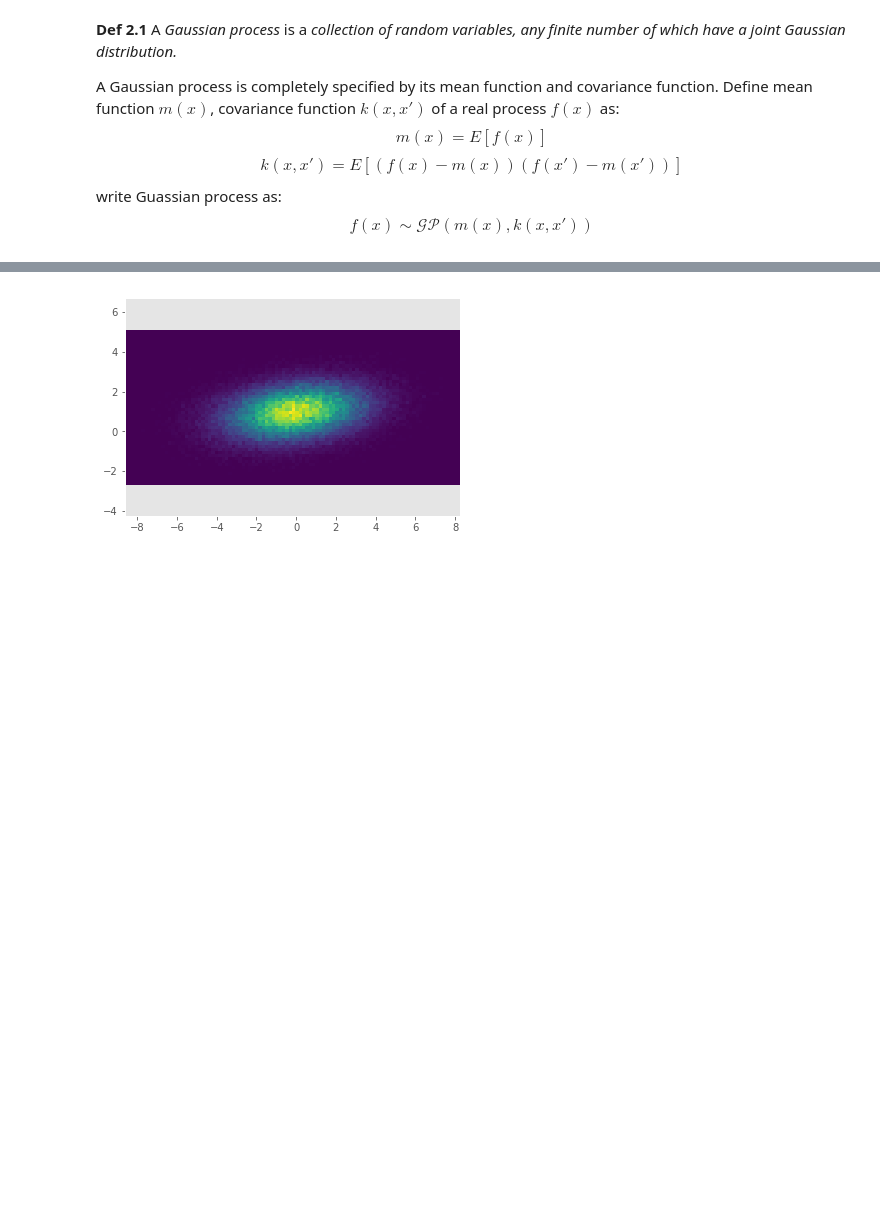
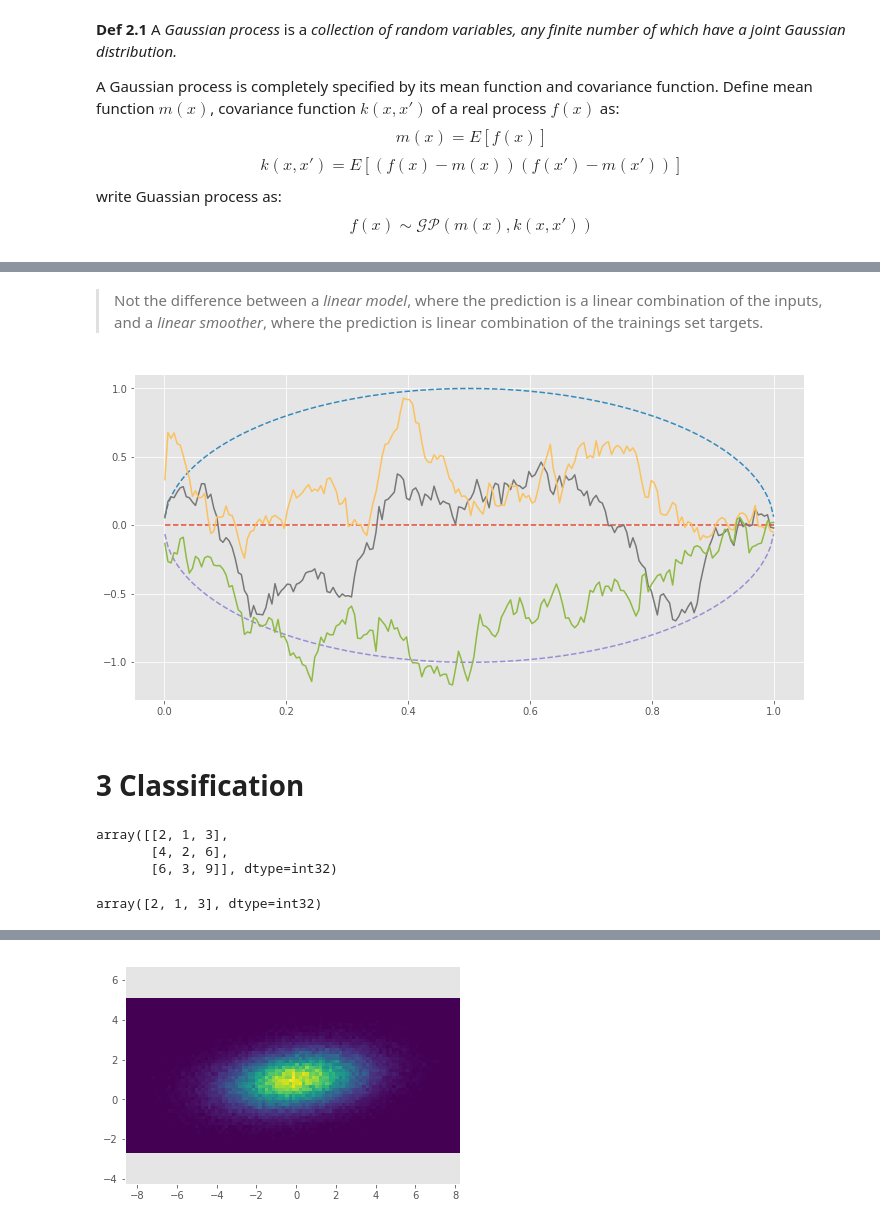
Before and after one commit to egoal/watermelon, a Jupyter notebook: gp.ipynb, the cells around one changed output, grey strips where cells are left out. Cells and saved outputs as stored; diff of their text form; code cells hidden in the pictures; blank space fills up the shorter version.

```diff
--- a/gp.ipynb
+++ b/gp.ipynb
@@ -69,3 +131,50 @@ $$ f(x) \sim \mathcal{GP}(m(x), k(x, x')) $$
+# %% [markdown]
+> Not the difference between a *linear model*, where the prediction is a linear combination of the inputs, and a *linear smoother*, where the prediction is linear combination of the trainings set targets.
+# %%
+# excercises
+# 3.
+
+def make_cov_mat(x1, x2=None):
+    if x2 is None:
+        return make_cov_mat(x1, x1)
+
+    r, c = x1.shape[0], x2.shape[0]
+    K = np.zeros((r, c))
+    for i in range(r):
+        for j in range(c):
+            K[i, j] = min(x1[i], x2[j])
+    K -= np.c_[x1]* x2
+    return K
+
+x = np.linspace(0.001, 0.999, 200)
+K = make_cov_mat(x)
+m = np.zeros_like(x)
+
+gen = gaussian_generator(m, K)
+
+plt.figure(figsize=(12, 6))
+
+d = np.diag(K)**0.5* 2
+plt.plot(x, m, '--')
+plt.plot(x, m+ d, '--')
+plt.plot(x, m- d, '--')
+
+for i in range(3):
+    plt.plot(x, gen())
+# %% [output]
+[figure, added]
+# %% [markdown]
+# 3 Classification
+# %%
+np.c_[a]* b
+# %% [output]
+array([[2, 1, 3],
+       [4, 2, 6],
+       [6, 3, 9]], dtype=int32)
+# %%
+b
+# %% [output]
+array([2, 1, 3], dtype=int32)
 # %% [markdown]
 ### A.2 Gaussian Identites
 
```
Also changed, not shown: parts of 8 cells of this notebook.
